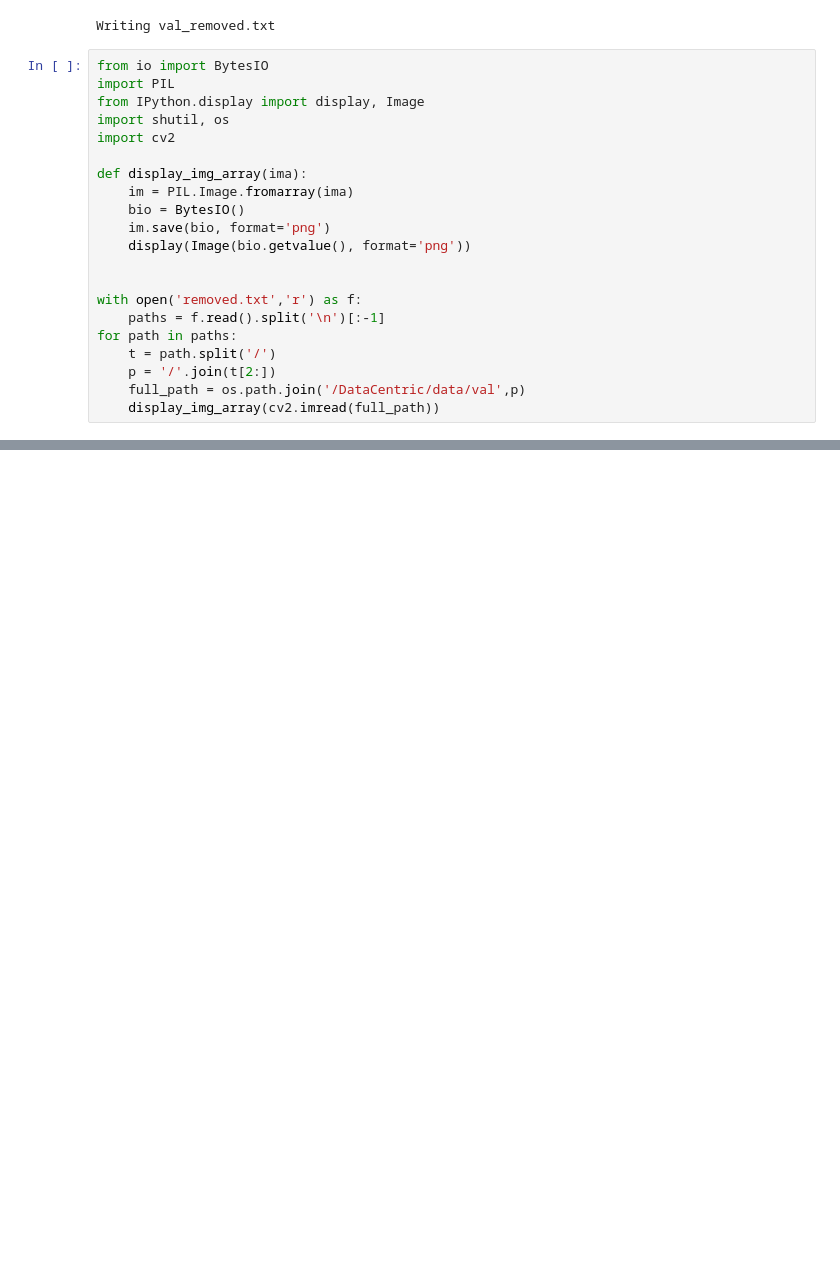
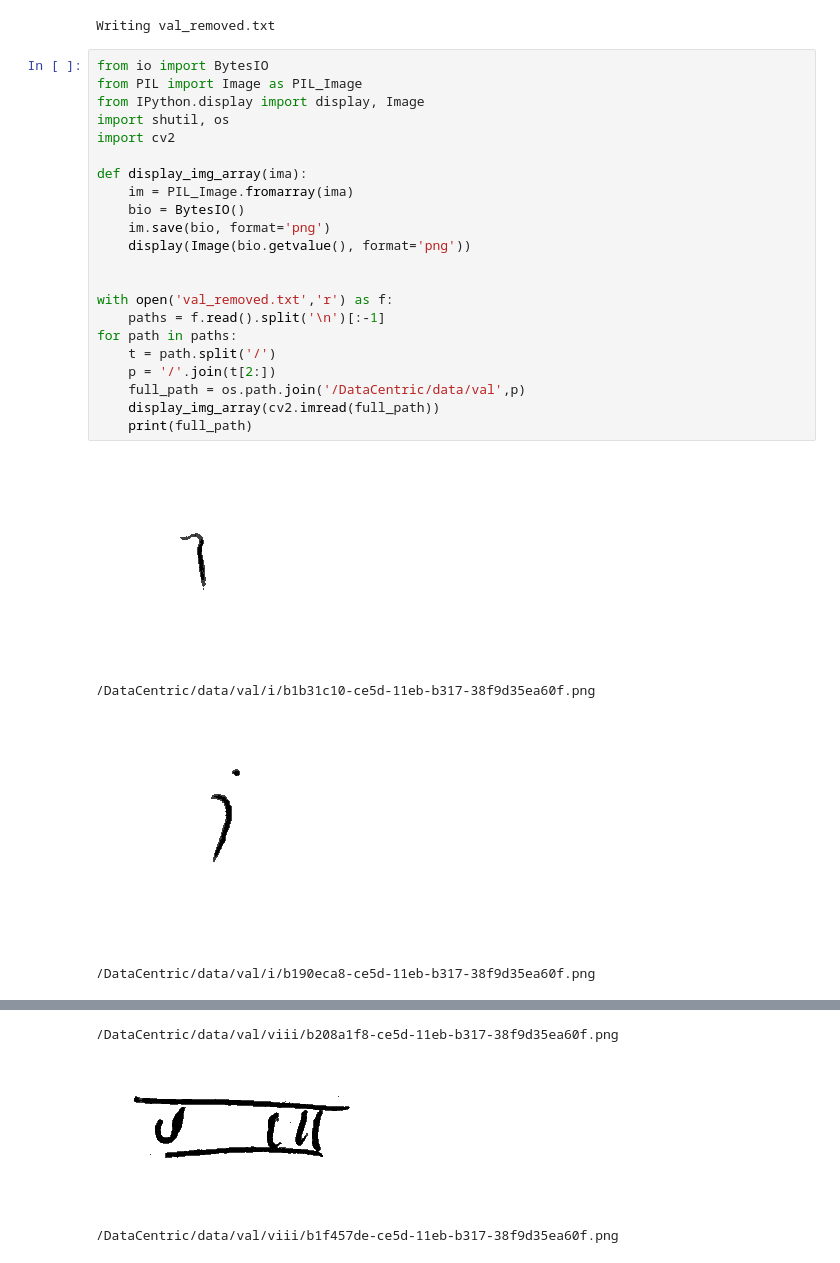
Before and after one commit to phandaiduonghcb/DataCentric, a Jupyter notebook: test.ipynb, the cells around one changed output, grey strips where cells are left out. Saved outputs shown, nothing was run; the diff lists cells and outputs as text; blank space fills up the shorter version.

```diff
--- a/test.ipynb
+++ b/test.ipynb
@@ -19,22 +19,28 @@
 Writing val_removed.txt
 # %%
 from io import BytesIO
-import PIL
+from PIL import Image as PIL_Image
 from IPython.display import display, Image
 import shutil, os
 import cv2
 
 def display_img_array(ima):
-    im = PIL.Image.fromarray(ima)
+    im = PIL_Image.fromarray(ima)
     bio = BytesIO()
     im.save(bio, format='png')
     display(Image(bio.getvalue(), format='png'))
 
 
-with open('removed.txt','r') as f:
+with open('val_removed.txt','r') as f:
     paths = f.read().split('\n')[:-1]
 for path in paths:
     t = path.split('/')
     p = '/'.join(t[2:])
     full_path = os.path.join('/DataCentric/data/val',p)
     display_img_array(cv2.imread(full_path))
+    print(full_path)
+# %% [output]
+[figure, added]
+/DataCentric/data/val/i/b1b31c10-ce5d-11eb-b317-38f9d35ea60f.png
+[figure, added]
+/DataCentric/data/val/i/b190eca8-ce5d-11eb-b317-38f9d35ea60f.png
@@ -40,0 +48,3 @@ for path in paths:
+/DataCentric/data/val/viii/b208a1f8-ce5d-11eb-b317-38f9d35ea60f.png
+[figure, added]
+/DataCentric/data/val/viii/b1f457de-ce5d-11eb-b317-38f9d35ea60f.png
```
Also changed, not shown: parts of 1 cell of this notebook, 2 other files.
